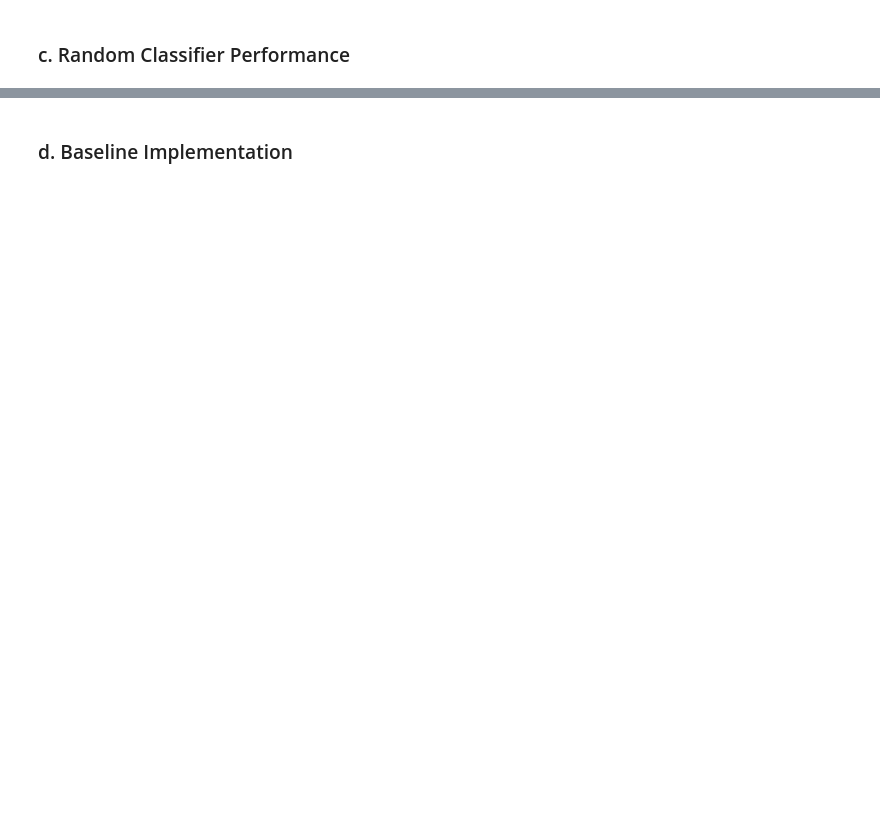
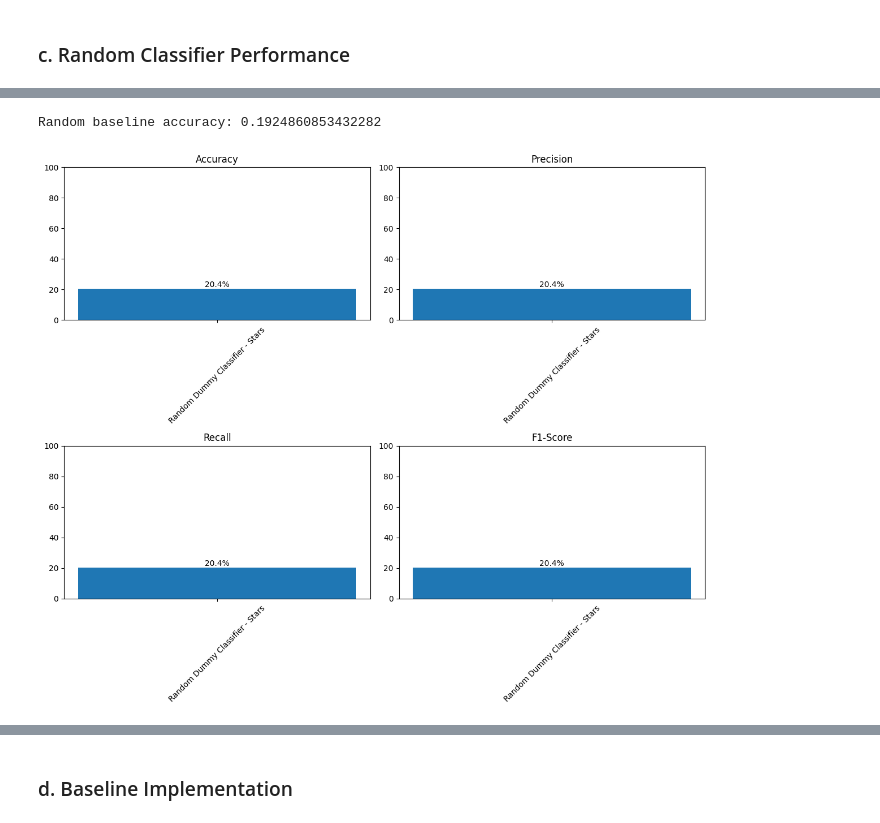
Before and after one commit to majoargote/advanced_nlp_final, a Jupyter notebook: scripts/Part_1.ipynb, the cells around one changed output, grey strips where cells are left out. Saved outputs shown, nothing was run; the diff lists cells and outputs as text; code cells hidden in the pictures; blank space fills up the shorter version.

```diff
--- a/scripts/Part_1.ipynb
+++ b/scripts/Part_1.ipynb
@@ -91 +157,32 @@ from scripts.utils import Metrics
+# %%
+# ai code assisted for coding
+
+#filter to only 2 categories - travel and media
+
+df_filtered = df[df["category"].isin(["Travel & Vacation", "Media & Publishing"])].reset_index(drop=True)
+# %%
+from sklearn.dummy import DummyClassifier
+
+df_labeled = df_filtered[df_filtered["stars"].notnull()].copy()
+
+X_train, X_test, y_train, y_test = train_test_split(
+    df_labeled["processed_review"], df_labeled["stars"], test_size=0.2, random_state=SEED
+)
+
+# join the token lists back into strings
+X_texts_joined = [' '.join(tokens) for tokens in X_train]
+X_test_texts_joined = [' '.join(tokens) for tokens in X_test]
+
+# stratified random baseline
+random_clf = DummyClassifier(strategy="stratified")
+random_clf.fit(X_texts_joined, y_train)
+y_pred = random_clf.predict(X_test_texts_joined)
+print("Random baseline accuracy:", random_clf.score(X_test_texts_joined, y_test))
+
+metrics_val = Metrics()
+metrics_val.run(y_test, y_pred, "Random Dummy Classifier - Stars")
+metrics_val.plot()
+# %% [output]
+Random baseline accuracy: 0.1924860853432282
+[figure, added]
 # %%
```
Also changed, not shown: parts of 12 cells of this notebook, 1 other file.
